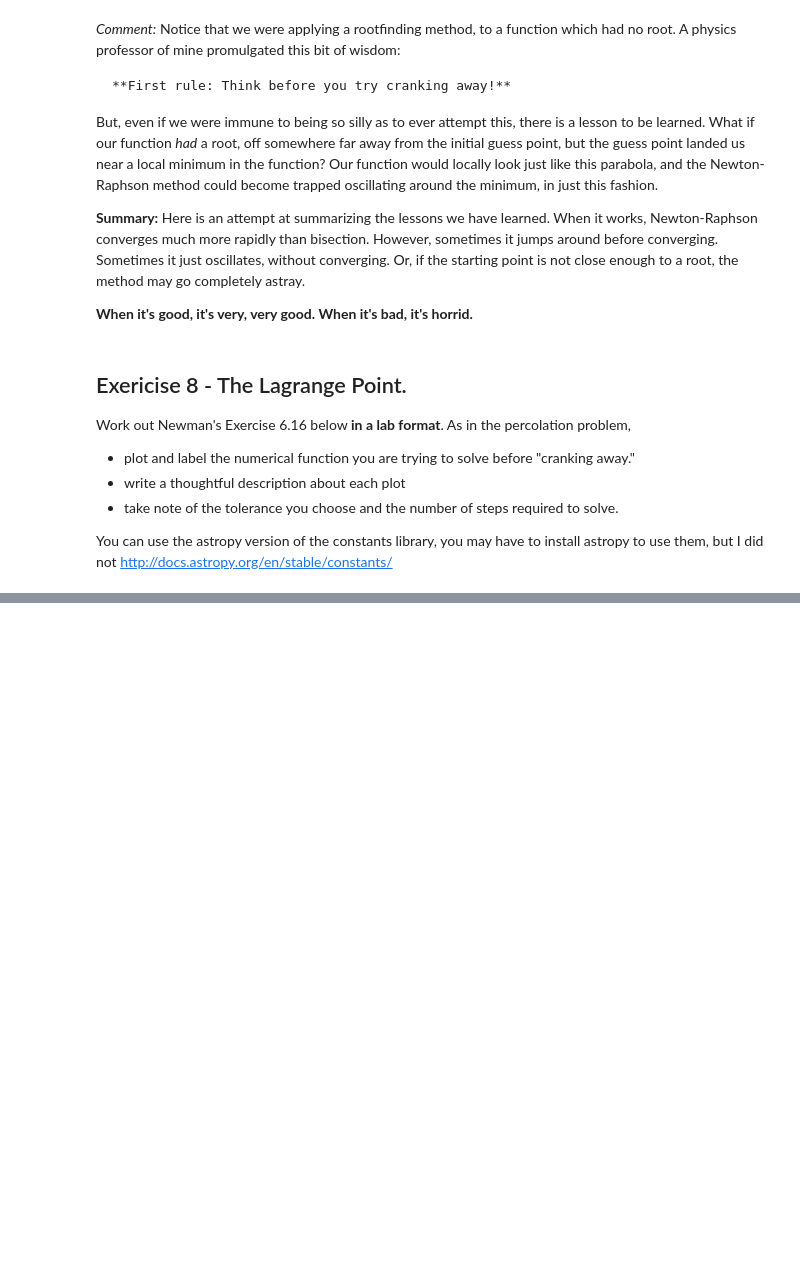
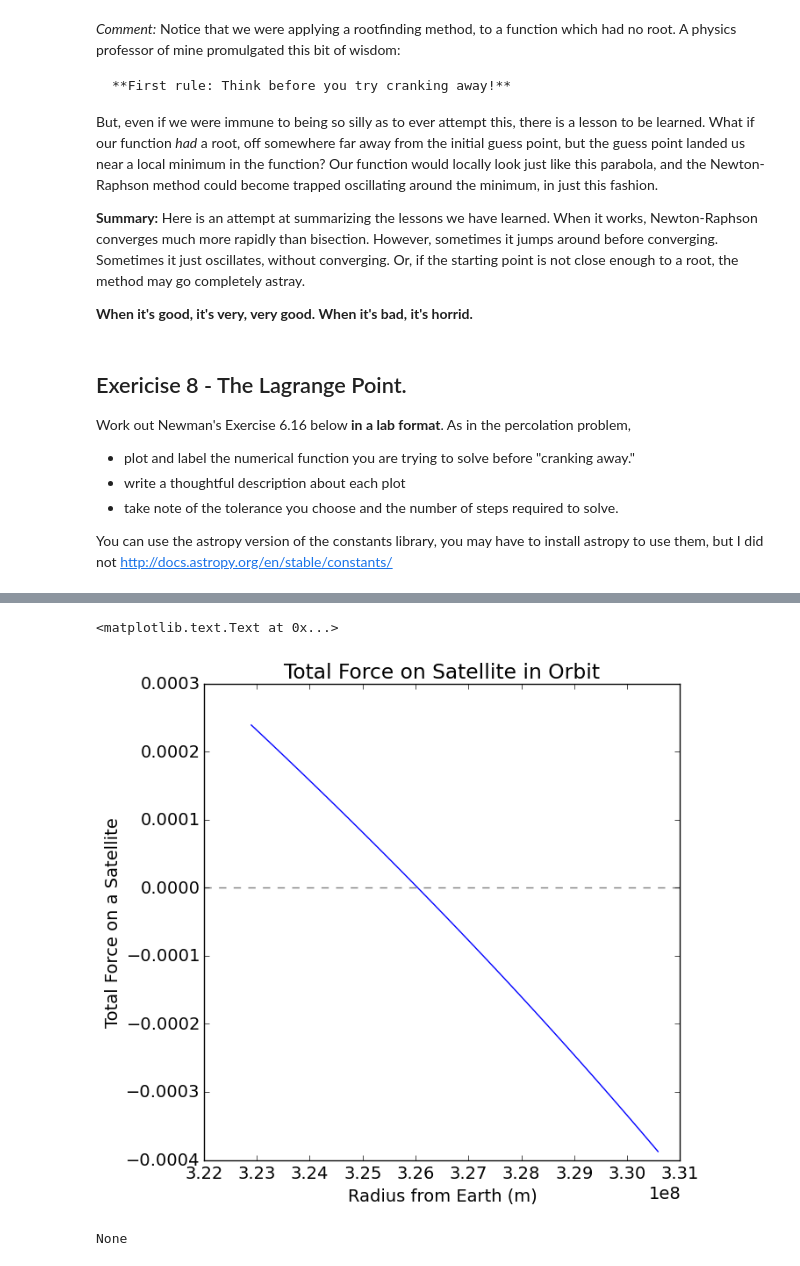
Before and after one commit to DannieWright/Weekly-Sessions_partII, a Jupyter notebook: Weekly Session 8.ipynb, the cells around one changed output, grey strips where cells are left out. Drawn from its saved outputs; the diff is of its cells as text; code cells hidden in the pictures; blank space fills up the shorter version.

```diff
--- a/Weekly Session 8.ipynb
+++ b/Weekly Session 8.ipynb
@@ -1394,0 +1427,34 @@ Note that you can do arithmetic with the 'Value': 5*G =
+# %%
+#define the x-range
+rMoon = 3.844e8 #m
+omega = 2.662e-6 #rad/sec
+
+xValues = np.linspace(0.84 * rMoon, 0.86 * rMoon)
+yValues = []
+
+for x in xValues:
+    yValues.append (lagrangePoint (x, omega))
+
+#set up the plot
+fig = plt.figure(figsize=(7,7))
+
+#plot the function
+plt.plot(xValues, yValues)
+#plot y = 0
+plt.axhline(y=0,ls='--',color='gray')
+
+#add good labels
+plt.title ("Total Force on Satellite in Orbit")
+plt.xlabel("Radius from Earth (m)")
+plt.ylabel("Total Force on a Satellite")
+# %% [output]
+<matplotlib.text.Text at 0x...>
+[figure, added]
+# %%
+#define the x-range
+rGuess = 3.26e8 #m
+tolerance = 1e-4
+
+print(newton (lagrangePoint, lagrangePointDeriv, rGuess, tolerance, omega, max_iterations = 10000000))
+# %% [output]
+None
```
Also changed, not shown: parts of 13 cells of this notebook.
